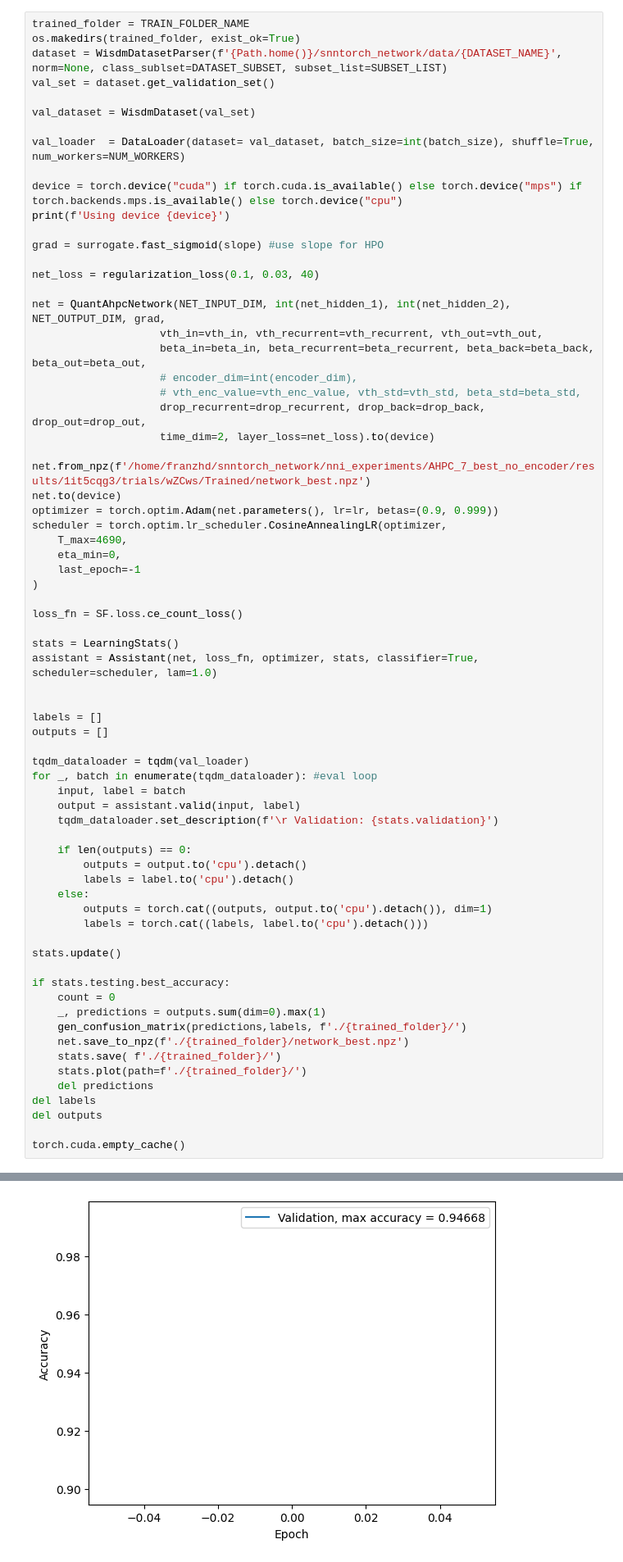
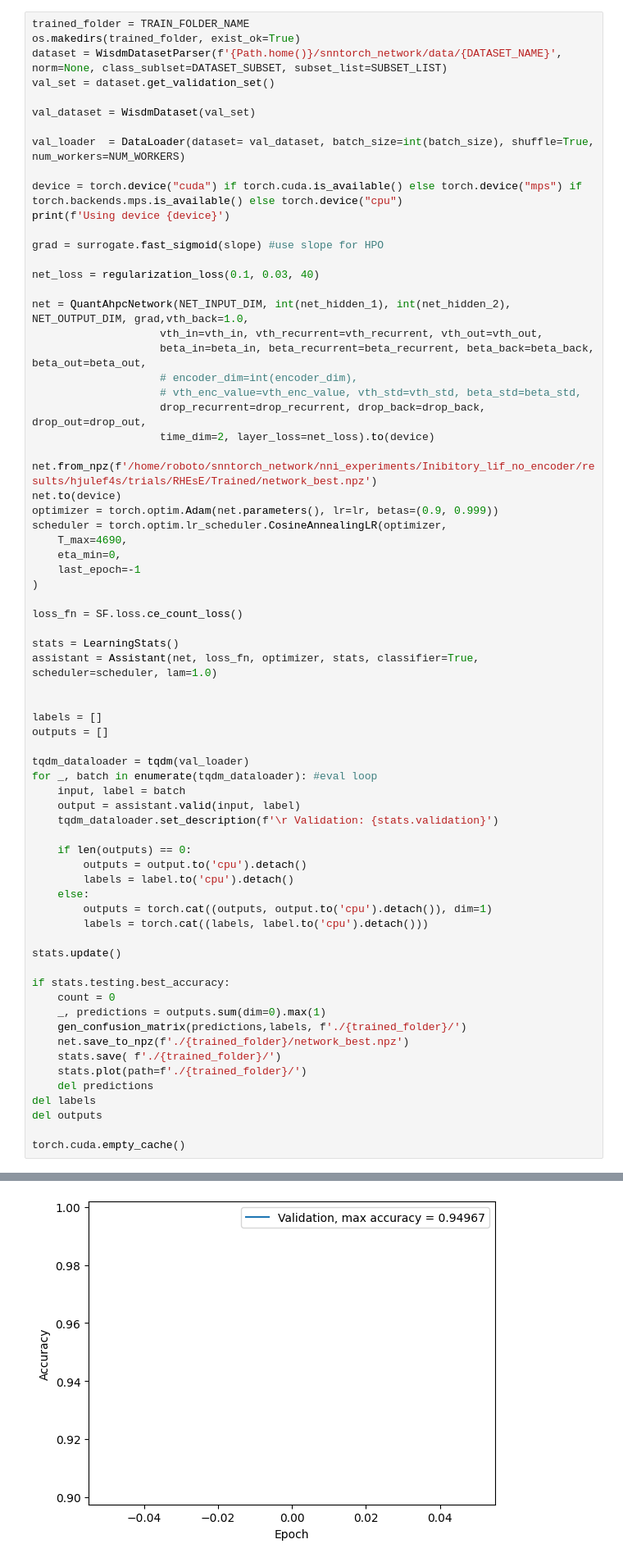
Before and after one commit to franzhd/snntorch_network, a Jupyter notebook: notebook/AHPC_net_quant.ipynb, the cells around one changed output, grey strips where cells are left out. Shown at 82% size. Cells and saved outputs as stored; diff of their text form.

```diff
--- a/notebook/AHPC_net_quant.ipynb
+++ b/notebook/AHPC_net_quant.ipynb
@@ -83,7 +83,7 @@ grad = surrogate.fast_sigmoid(slope) #use slope for HPO
 
 net_loss = regularization_loss(0.1, 0.03, 40)
 
-net = QuantAhpcNetwork(NET_INPUT_DIM, int(net_hidden_1), int(net_hidden_2), NET_OUTPUT_DIM, grad,
+net = QuantAhpcNetwork(NET_INPUT_DIM, int(net_hidden_1), int(net_hidden_2), NET_OUTPUT_DIM, grad,vth_back=1.0,
                     vth_in=vth_in, vth_recurrent=vth_recurrent, vth_out=vth_out,
                     beta_in=beta_in, beta_recurrent=beta_recurrent, beta_back=beta_back, beta_out=beta_out,
                     # encoder_dim=int(encoder_dim),
@@ -91,7 +91,7 @@ net = QuantAhpcNetwork(NET_INPUT_DIM, int(net_hidden_1), int(net_hidden_2), NET_
                     drop_recurrent=drop_recurrent, drop_back=drop_back, drop_out=drop_out,
                     time_dim=2, layer_loss=net_loss).to(device)
 
-net.from_npz(f'/home/franzhd/snntorch_network/nni_experiments/AHPC_7_best_no_encoder/results/1it5cqg3/trials/wZCws/Trained/network_best.npz')
+net.from_npz(f'/home/roboto/snntorch_network/nni_experiments/Inibitory_lif_no_encoder/results/hjulef4s/trials/RHEsE/Trained/network_best.npz')
 net.to(device)
 optimizer = torch.optim.Adam(net.parameters(), lr=lr, betas=(0.9, 0.999))
 scheduler = torch.optim.lr_scheduler.CosineAnnealingLR(optimizer,
@@ -120,34 +120,34 @@ for _, batch in enumerate(tqdm_dataloader): #eval loop
         labels = label.to('cpu').detach()
     else:
         outputs = torch.cat((outputs, output.to('cpu').detach()), dim=1)
         labels = torch.cat((labels, label.to('cpu').detach()))
 
 stats.update()
 
 if stats.testing.best_accuracy:
     count = 0
     _, predictions = outputs.sum(dim=0).max(1)
     gen_confusion_matrix(predictions,labels, f'./{trained_folder}/')
     net.save_to_npz(f'./{trained_folder}/network_best.npz')
     stats.save( f'./{trained_folder}/')
     stats.plot(path=f'./{trained_folder}/')
     del predictions
 del labels
 del outputs
 
 torch.cuda.empty_cache()
 # %% [output]
 (6,)
 (6,)
 ytrain shape (55404, 18)
 yval shape (18468, 18)
 ytest shape (18469, 18)
 num classes train dataset: 7 occurrences of each class:[3127 3044 3102 3047 3150 3087 2973]
 num classes eval dataset: 7 occurrences of each class:[1035 1048 1122  996 1110 1053 1007]
 num classes test dataset: 7 occurrences of each class:[1046 1048 1046 1036 1076 1026  982]
 Using device cuda
 [figure]
-[figure, old version]
+[figure, new version]
 # %%
 print(net.linear1.weight)
 print(net.linear1.quant_weight_scale())
```
Also changed, not shown: parts of 5 cells of this notebook, 9 other files.
